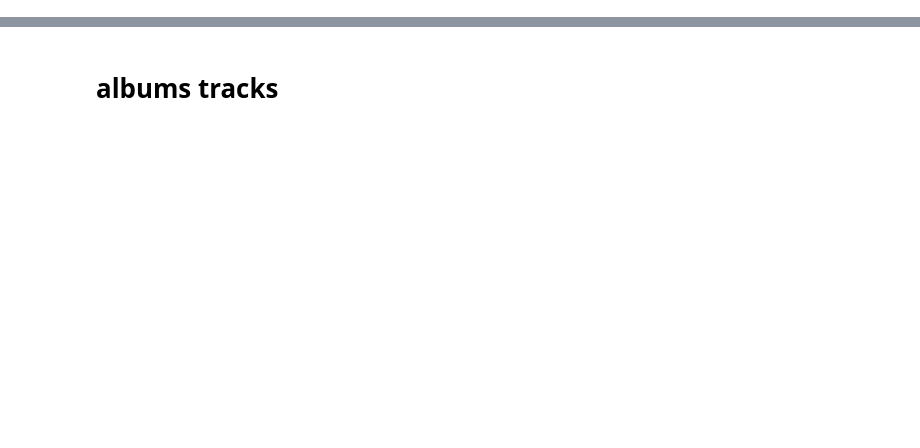
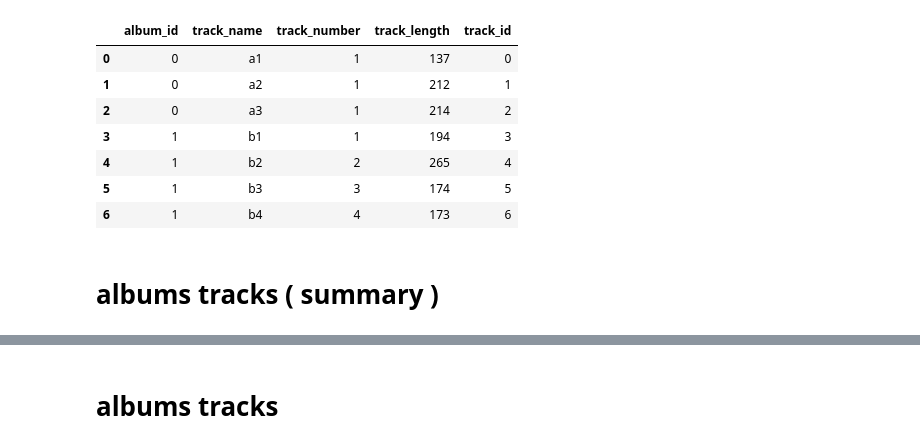
Before and after one commit to jminh/jupyter_lab, a Jupyter notebook: pandas_lab/normalize.ipynb, the cells around one changed output, grey strips where cells are left out. Cells and saved outputs as stored; diff of their text form; code cells hidden in the pictures; blank space fills up the shorter version.

```diff
--- a/pandas_lab/normalize.ipynb
+++ b/pandas_lab/normalize.ipynb
@@ -11,0 +180,19 @@ else:
+# %%
+track =  pd.merge(df, albums, on=["album_name"]) [['album_id', 'track_name', 'track_number', 'track_length']]
+# %%
+track = track.reset_index(drop=True)
+
+track["track_id"] = track.index
+# %%
+track
+# %% [output]
+|  | album_id | track_name | track_number | track_length | track_id |
+| 0 | 0 | a1 | 1 | 137 | 0 |
+| 1 | 0 | a2 | 1 | 212 | 1 |
+| 2 | 0 | a3 | 1 | 214 | 2 |
+| 3 | 1 | b1 | 1 | 194 | 3 |
+| 4 | 1 | b2 | 2 | 265 | 4 |
+| 5 | 1 | b3 | 3 | 174 | 5 |
+| 6 | 1 | b4 | 4 | 173 | 6 |
+# %% [markdown]
+# albums tracks ( summary )
```
Also changed, not shown: parts of 30 cells of this notebook.
